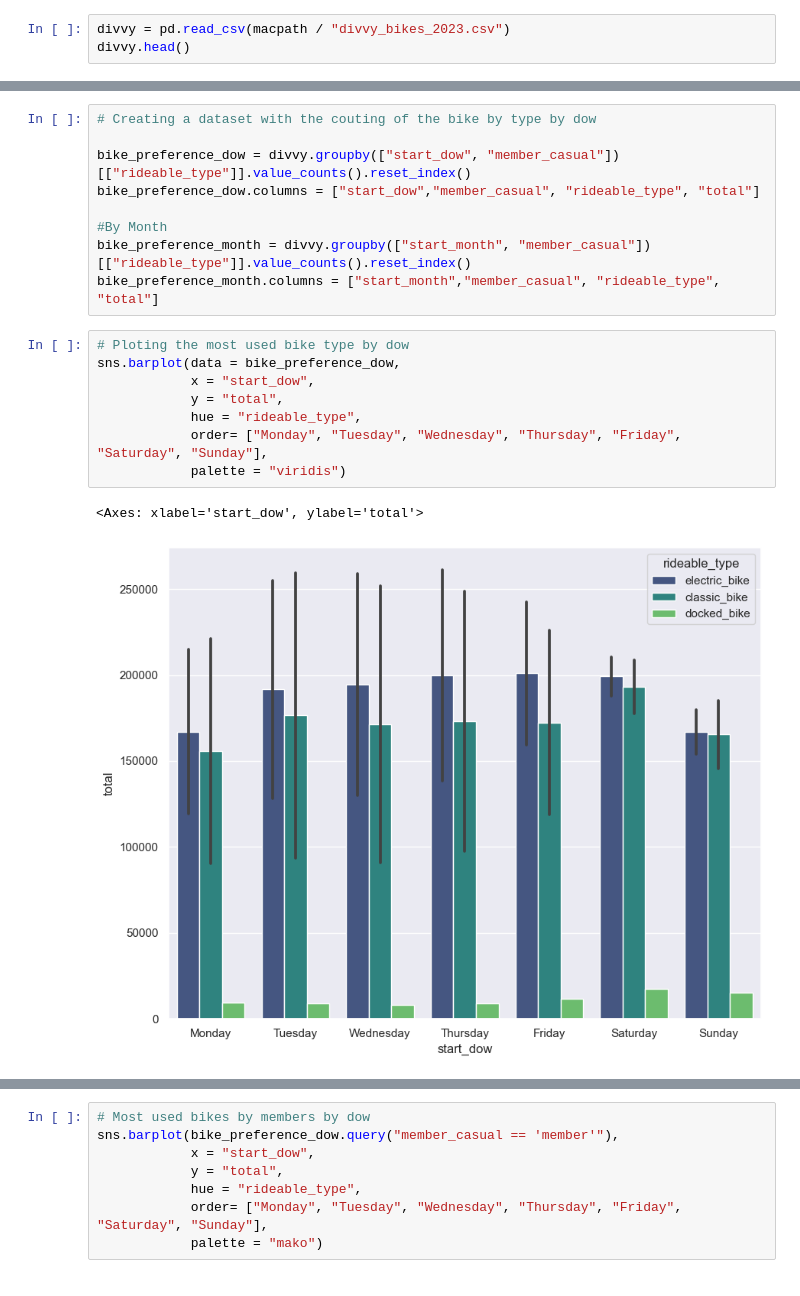
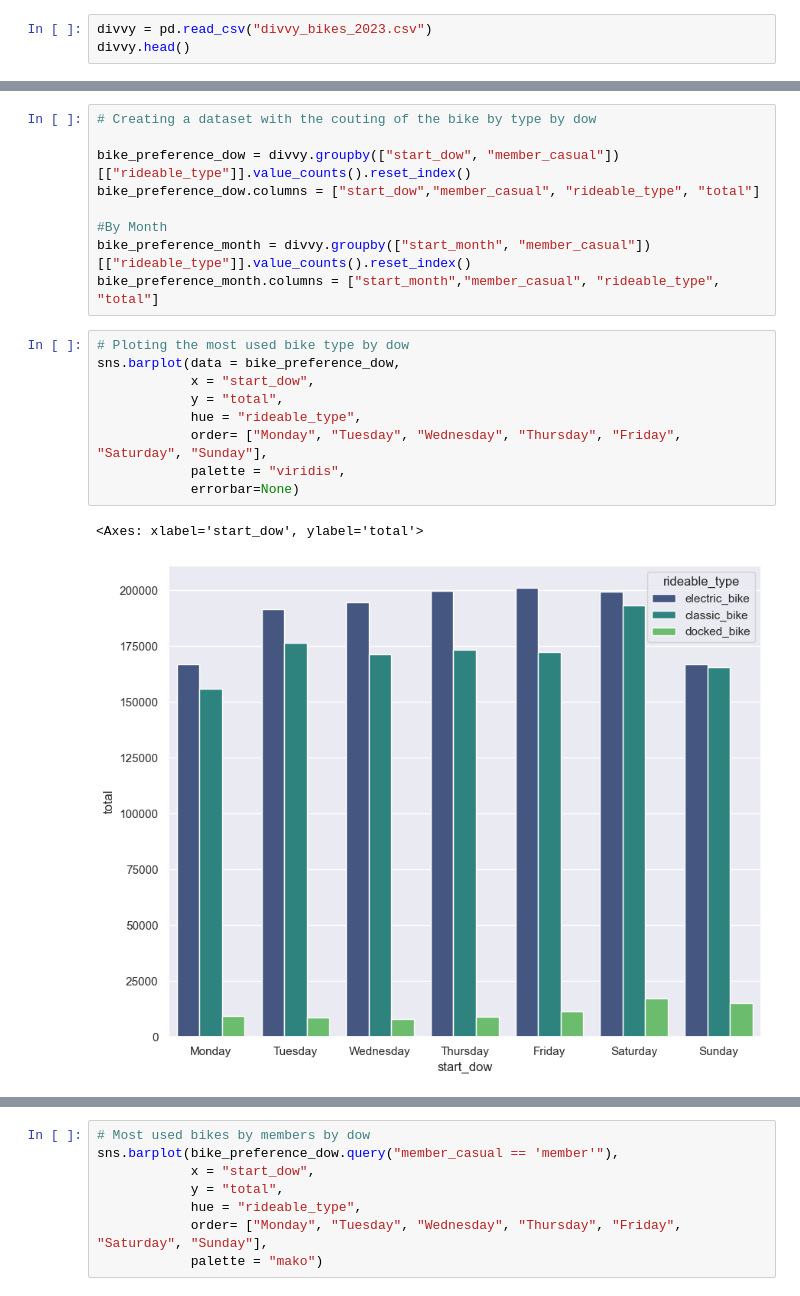
Before and after one commit to BrnPlhz/Divvy, a Jupyter notebook: ex_complete_file.ipynb, the cells around one changed output, grey strips where cells are left out. Saved outputs shown, nothing was run; the diff lists cells and outputs as text.

```diff
--- a/ex_complete_file.ipynb
+++ b/ex_complete_file.ipynb
@@ -12,7 +12,7 @@ width = 10
 height = 8
 sns.set(rc = {'figure.figsize':(width, height)})
 # %%
-divvy = pd.read_csv(macpath / "divvy_bikes_2023.csv")
+divvy = pd.read_csv("divvy_bikes_2023.csv")
 divvy.head()
 # %% [output]
 |  | ride_id | rideable_type | started_at | ended_at | start_station_name | start_station_id | end_station_name | ... |
@@ -223,14 +223,15 @@ bike_preference_month.columns = ["start_month","member_casual", "rideable_type",
 # %%
 # Ploting the most used bike type by dow
 sns.barplot(data = bike_preference_dow,
             x = "start_dow",
             y = "total",
             hue = "rideable_type",
             order= ["Monday", "Tuesday", "Wednesday", "Thursday", "Friday", "Saturday", "Sunday"],
-            palette = "viridis")
+            palette = "viridis",
+            errorbar=None)
 # %% [output]
 <Axes: xlabel='start_dow', ylabel='total'>
-[figure, old version]
+[figure, new version]
 # %%
 # Ploting the most used bike type by month
 sns.barplot(data = bike_preference_month,
```
Also changed, not shown: parts of 1 cell of this notebook.
